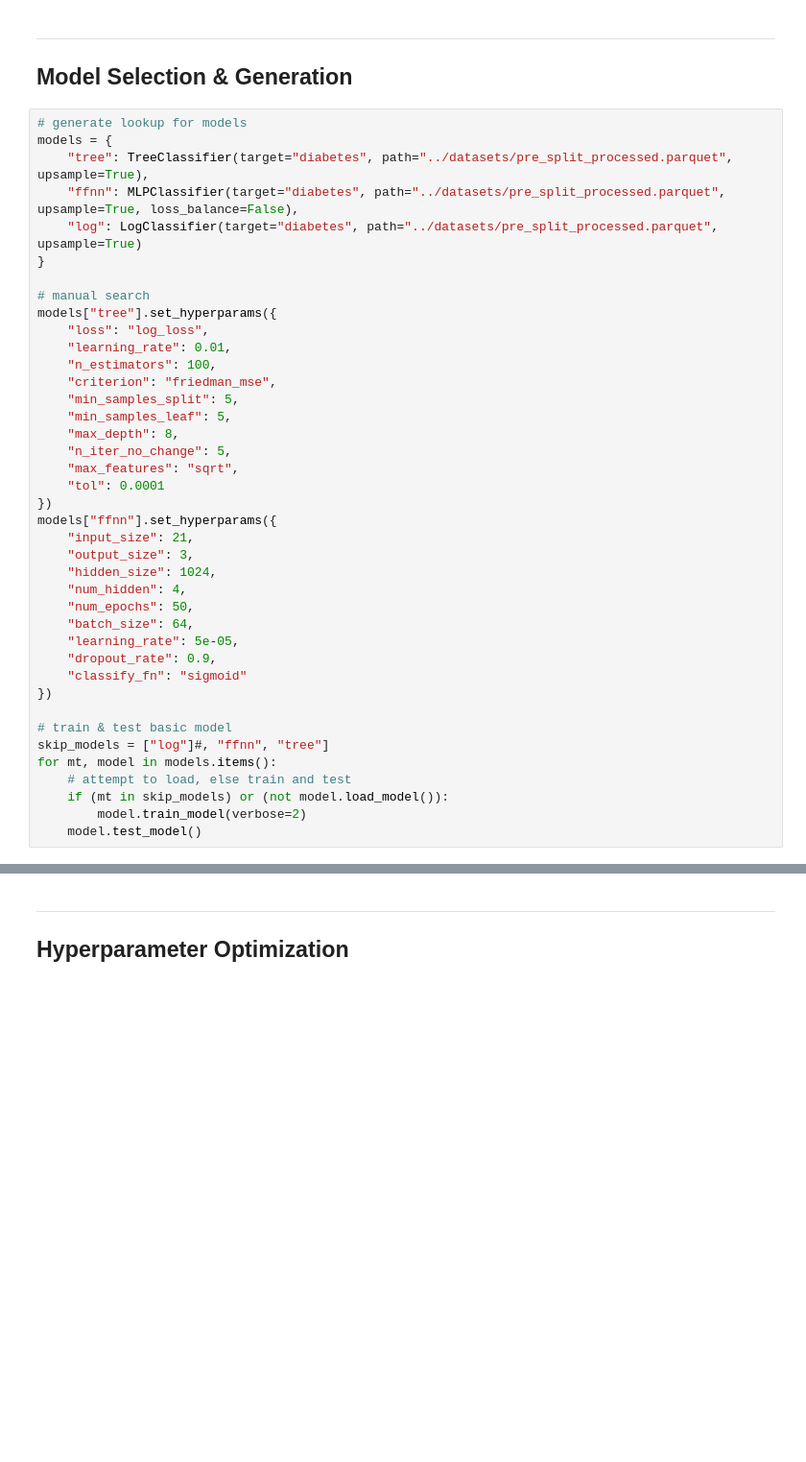
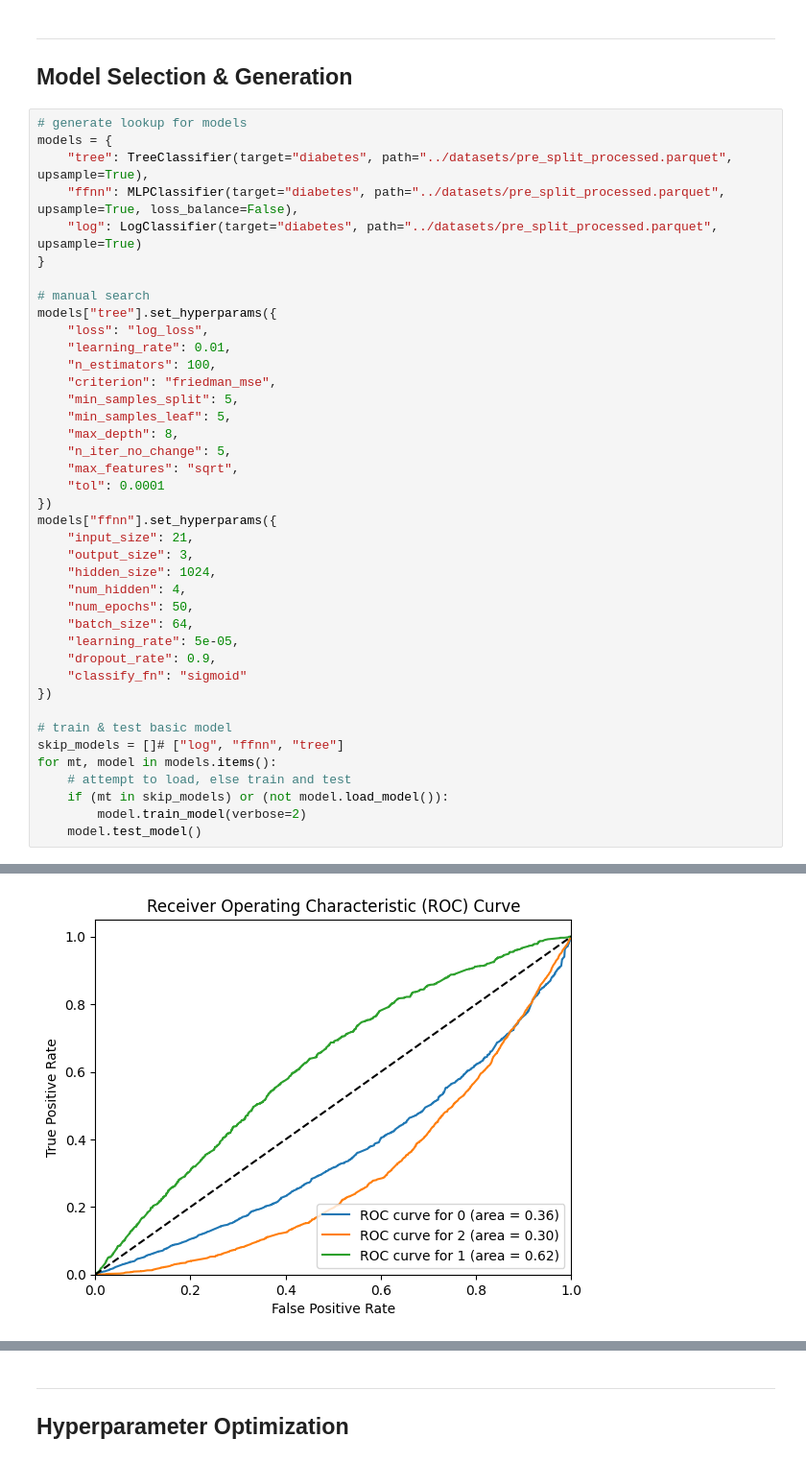
Before and after one commit to arjashok/ecs-171-project, a Jupyter notebook: notebooks/modeling.ipynb, the cells around one changed output, grey strips where cells are left out. Shown: that part at 96% size. Drawn from its saved outputs; the diff is of its cells as text; blank space fills up the shorter version.

```diff
--- a/notebooks/modeling.ipynb
+++ b/notebooks/modeling.ipynb
@@ -54,7 +54,7 @@ models["ffnn"].set_hyperparams({
 })
 
 # train & test basic model
-skip_models = ["log"]#, "ffnn", "tree"]
+skip_models = []# ["log", "ffnn", "tree"]
 for mt, model in models.items():
     # attempt to load, else train and test
     if (mt in skip_models) or (not model.load_model()):
@@ -89,0 +80 @@ Macro-F1: 0.4118
+[figure, added]
```
Also changed, not shown: parts of 1 cell of this notebook.
